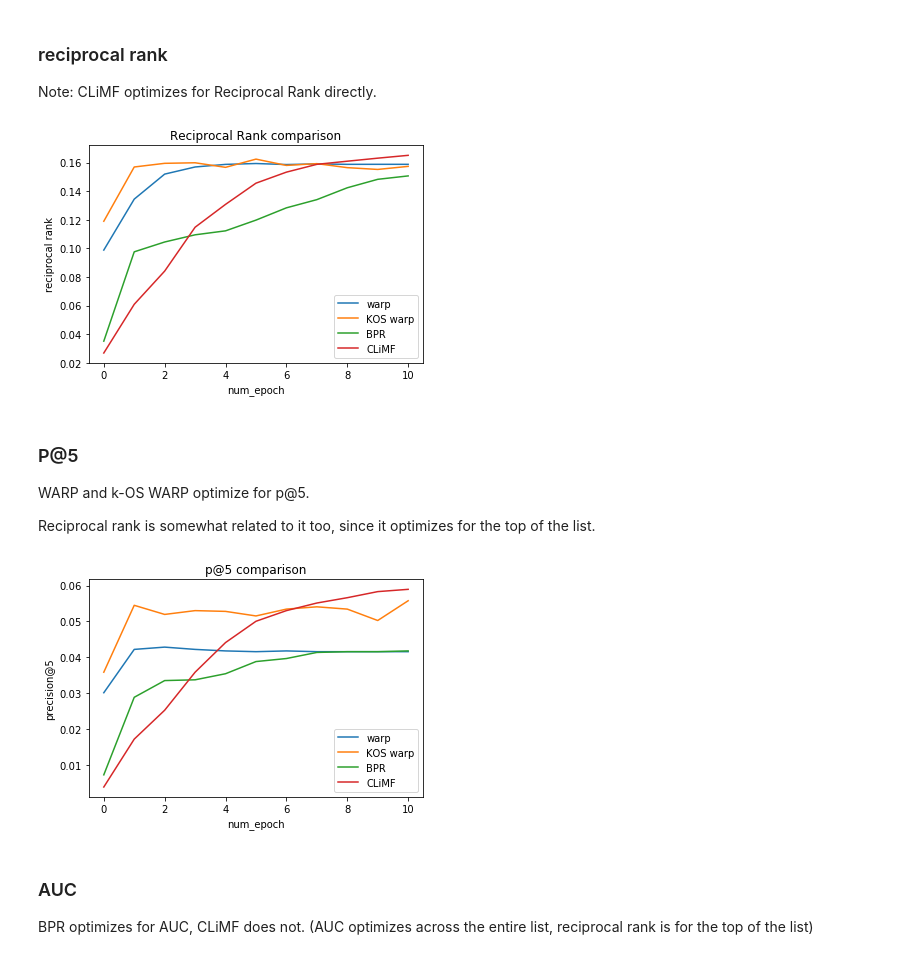
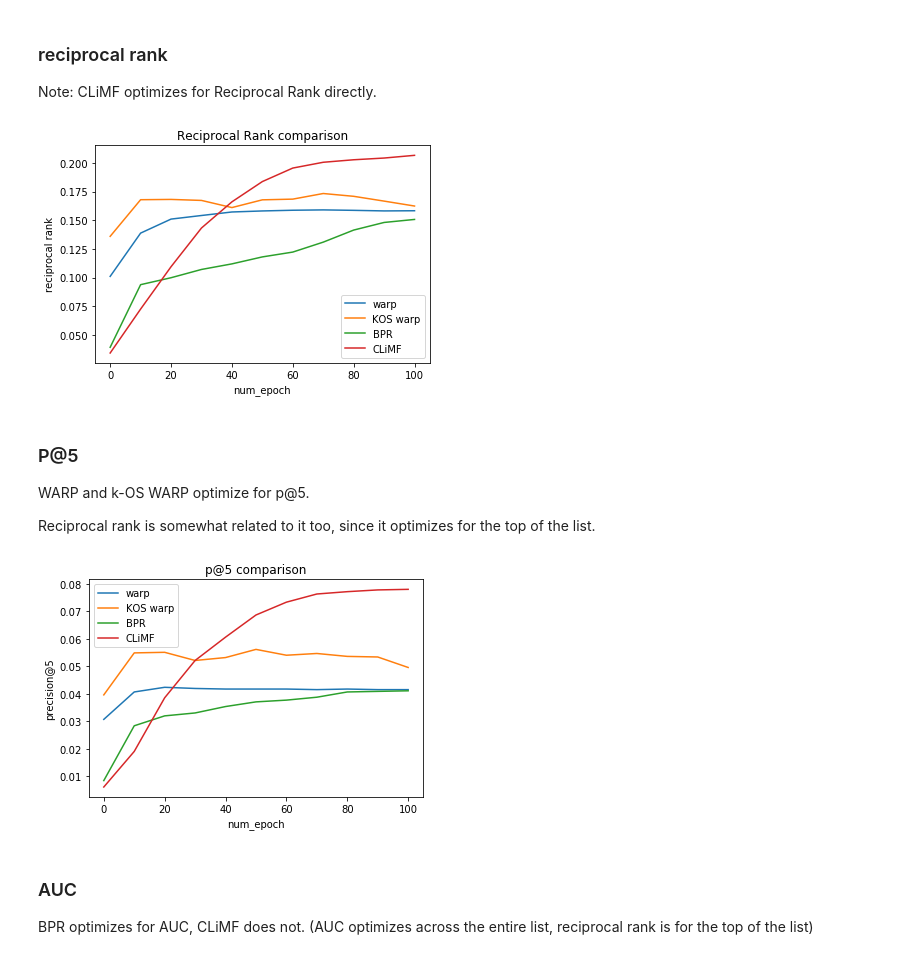
Before and after one commit to timwee/ml_playground, a Jupyter notebook: recs/learning_to_rank/compare_ltr_rec_algorithms.ipynb, the cells around one changed output. Saved outputs shown, nothing was run; the diff lists cells and outputs as text; code cells hidden in the pictures.

```diff
--- a/recs/learning_to_rank/compare_ltr_rec_algorithms.ipynb
+++ b/recs/learning_to_rank/compare_ltr_rec_algorithms.ipynb
@@ -76,8 +76,8 @@ train.shape, test.shape
 # %% [markdown]
 ### learning rate decay
 # %%
-lrate = 1e-7
-decay = 1e-3
+lrate = 1e-4
+decay = 5e-4
 lr_val = [lrate]
 for i in range(1, 100):
     lr_val.append(lr_val[i-1] * (1. / (1. + (decay * i))))
@@ -115,7 +115,7 @@ tst_koswarp_prec5 = []
 tst_koswarp_rr = []
 
 kos_model = KosWARP(lr=5e-7, item_reg=0.2, user_reg=0.2)
-for epoch in range(num_epochs):
+for epoch in range(num_epochs+1):
     start = time.time()
     kos_model.fit(train, reset=False)
     if (epoch % eval_interval) == 0 or epoch == num_epochs:
@@ -188,9 +191,9 @@ tst_warp_prec5 = []
 tst_warp_rr = []
 
 
-model = WARPNaive(lr=5e-7, item_reg=0.2, user_reg=0.2)
+model = WARPNaive(lr=1e-6, item_reg=0.2, user_reg=0.2)
 
-for epoch in range(num_epochs):
+for epoch in range(num_epochs+1):
     start = time.time()
     model.fit(train, reset=False)
     if (epoch % eval_interval) == 0 or epoch == num_epochs:
@@ -225,7 +228,7 @@ tst_bpr_prec5 = []
 tst_bpr_rr = []
 
 bpr_model = BPR(lr=5e-7, item_reg=0.2, user_reg=0.2)
-for epoch in range(num_epochs):
+for epoch in range(num_epochs + 1):
     start = time.time()
     bpr_model.fit(train, reset=False)
     if (epoch % eval_interval) == 0 or epoch == num_epochs:
@@ -257,7 +260,7 @@ iteration 90 took 5.3329, auc: 0.7799, p@5: 0.0416, rr: 0.1483
 
 Note: CLiMF optimizes for Reciprocal Rank directly.
 # %%
-epoch_x = np.arange(len(tst_warp_rr))
+epoch_x = np.arange(len(tst_warp_rr)) * eval_interval
 warp_line, = plt.plot(epoch_x, tst_warp_rr, label="WARP")
 koswarp_line, = plt.plot(epoch_x, tst_koswarp_rr, label="KOS WARP")
 bpr_line, = plt.plot(epoch_x, tst_bpr_rr, label="BPR")
@@ -269,7 +272,7 @@ plt.ylabel("reciprocal rank")
 plt.title("Reciprocal Rank comparison")
 plt.show()
 # %% [output]
-[figure, old version]
+[figure, new version]
 # %% [markdown]
 ### P@5
 
@@ -277,19 +280,19 @@ WARP and k-OS WARP optimize for p@5.
 
 Reciprocal rank is somewhat related to it too, since it optimizes for the top of the list.
 # %%
-epoch_x = np.arange(len(tst_warp_prec5))
+epoch_x = np.arange(len(tst_warp_prec5)) * eval_interval
 warp_line, = plt.plot(epoch_x, tst_warp_prec5, label="WARP")
 koswarp_line, = plt.plot(epoch_x, tst_koswarp_prec5, label="KOS WARP")
 bpr_line, = plt.plot(epoch_x, tst_bpr_prec5, label="BPR")
 climf_line, = plt.plot(epoch_x, tst_climf_prec5, label="CLiMF")
 plt.legend([warp_line, koswarp_line, bpr_line, climf_line], \
            ["warp", "KOS warp", "BPR", "CLiMF"])
 plt.xlabel("num_epoch")
 plt.ylabel("precision@5")
 plt.title("p@5 comparison")
 plt.show()
 # %% [output]
-[figure, old version]
+[figure, new version]
 # %% [markdown]
 ### AUC
 
```
Also changed, not shown: parts of 7 cells of this notebook.
